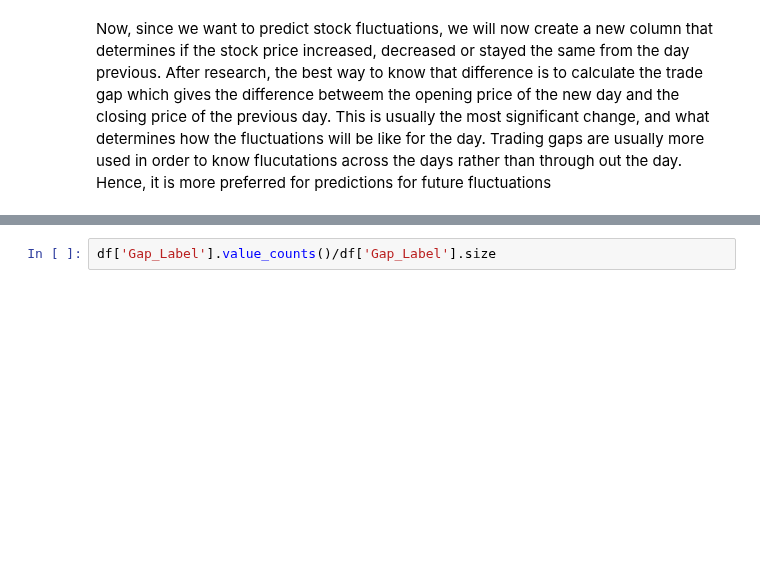
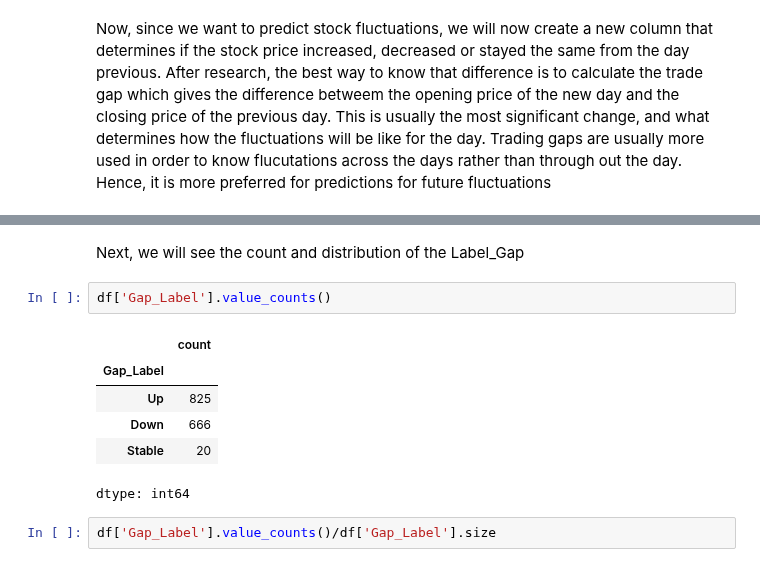
Before and after one commit to Jowayria-27/Artifical-Intelligence-Project, a Jupyter notebook: Microsoft Stocks Prediction.ipynb, the cells around one changed output, grey strips where cells are left out. Cells and saved outputs as stored; diff of their text form; blank space fills up the shorter version.

```diff
--- a/Microsoft Stocks Prediction.ipynb
+++ b/Microsoft Stocks Prediction.ipynb
@@ -258,3 +273,14 @@ Now, let's examine the trading gap and gap_label. Firstly, we will count how man
+# %% [markdown]
+Next, we will see the count and distribution of the Label_Gap
+# %%
+df['Gap_Label'].value_counts()
+# %% [output]
+|  | count |
+| Gap_Label |  |
+| Up | 825 |
+| Down | 666 |
+| Stable | 20 |
+dtype: int64
 # %%
 df['Gap_Label'].value_counts()/df['Gap_Label'].size
 # %% [output]
```
Also changed, not shown: parts of 3 cells of this notebook.
